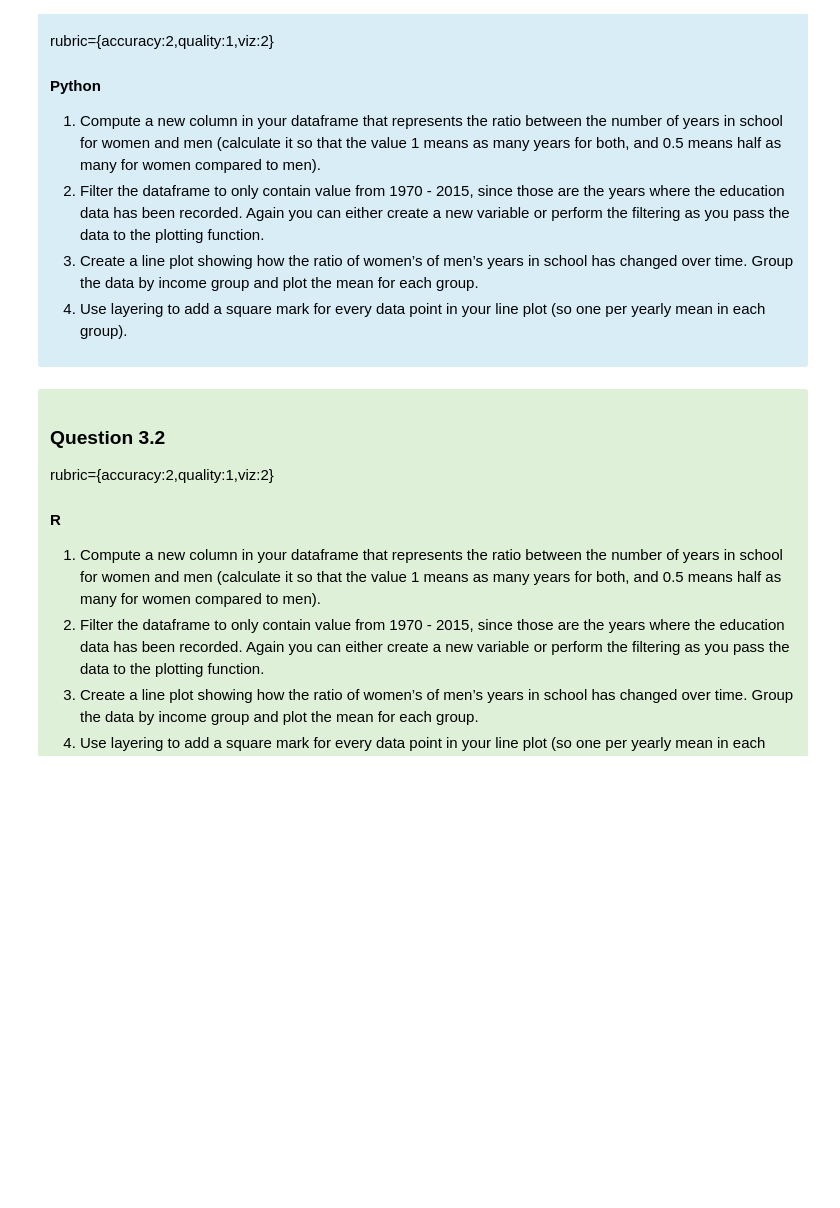
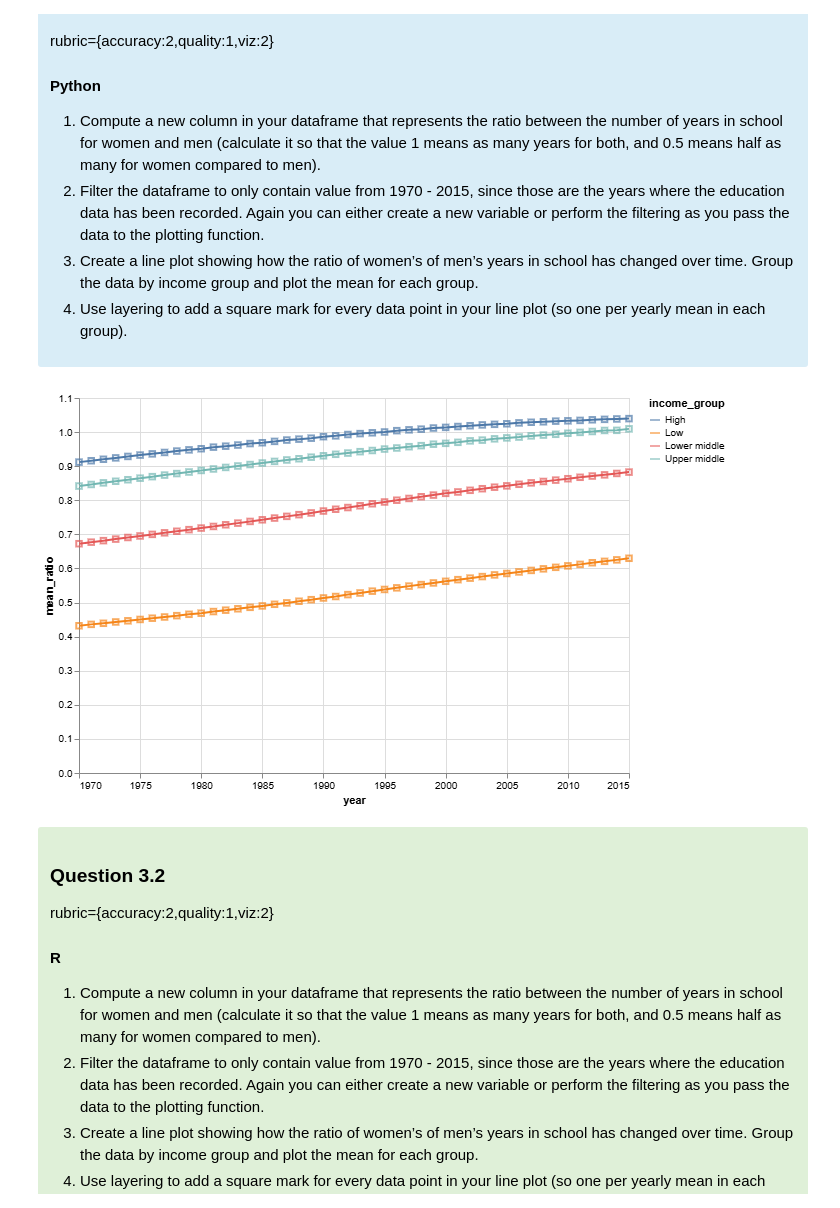
Before and after one commit to Zihao-Sheng/DATA_550_lab1_group14, a Jupyter notebook: lab1.ipynb, the cells around one changed output. Saved outputs shown, nothing was run; the diff lists cells and outputs as text; code cells hidden in the pictures; blank space fills up the shorter version.

```diff
--- a/lab1.ipynb
+++ b/lab1.ipynb
@@ -250,3 +284,17 @@ Python
+# %%
+# YOUR PYTHON ANSWER GOES HERE
+Q3=data.copy()
+Q3['school_ratio']=Q3['years_in_school_women']/Q3['years_in_school_men']
+Q3=Q3[(Q3['year'].dt.year>=1970) & (Q3['year'].dt.year<=2015)]
+summary=Q3.groupby(['income_group','year'],as_index=False).agg(mean_ratio=('school_ratio','mean'))
+line=alt.Chart(summary).mark_line().encode(
+    x='year',
+    y='mean_ratio',
+    color='income_group'
+).properties(width=550,height=375)
+line + line.mark_point(shape='square')
+# %% [output]
+[figure, added]
 # %% [markdown]
 <div class="alert alert-success" style="color:black">
 
```
Also changed, not shown: parts of 31 cells of this notebook.
